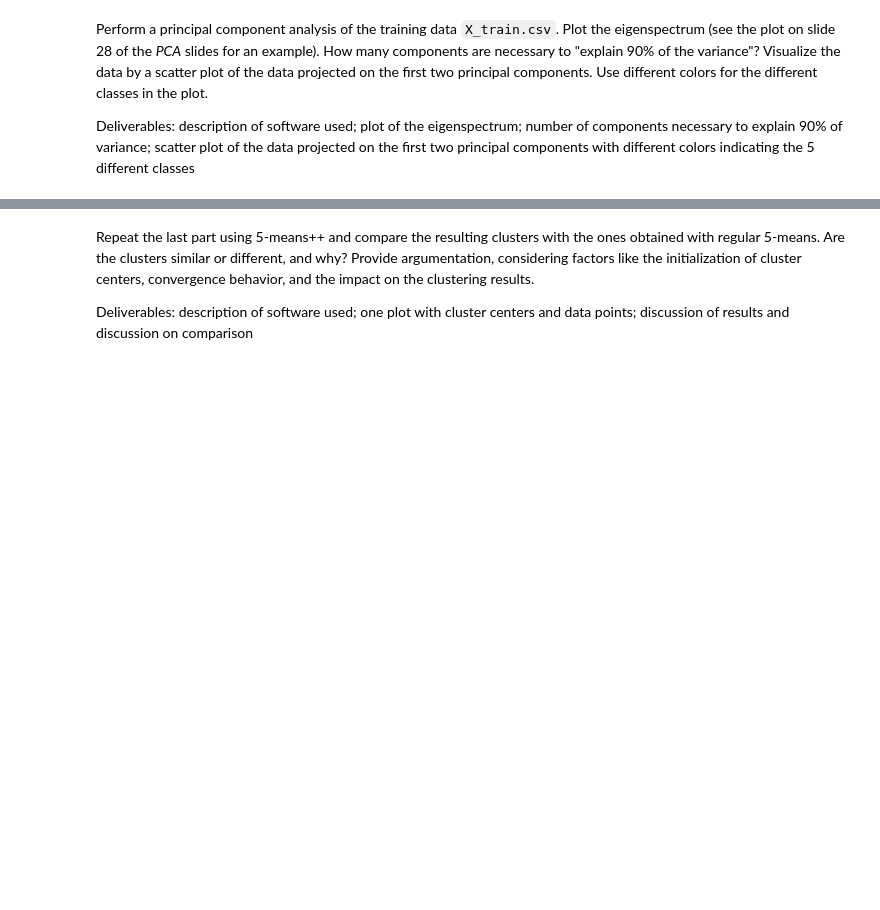
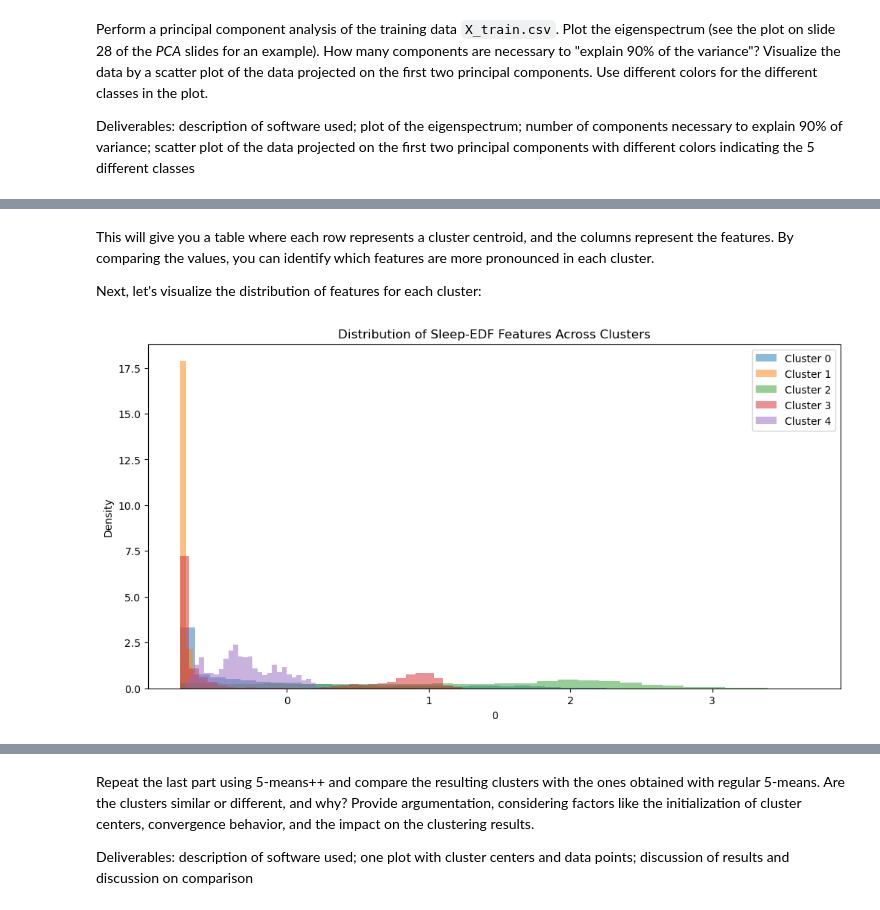
Before and after one commit to henrikdchristensen/DIKU-MLA-A7-Clustering-and-PCA, a Jupyter notebook: notebook.ipynb, the cells around one changed output, grey strips where cells are left out. Cells and saved outputs as stored; diff of their text form; code cells hidden in the pictures; blank space fills up the shorter version.

Commit message:
added python code for generating points

```diff
--- a/notebook.ipynb
+++ b/notebook.ipynb
@@ -38,0 +272,18 @@ Deliverables: description of software used; one plot with cluster centers and da
+# %%
+# Statistical analysis of the clusters
+import numpy as np
+
+# Assign data points to clusters
+labels = kmeans.predict(X_train)
+
+# Calculate meaningful statistics for each cluster
+clusters = []
+for i in range(5):
+    cluster_points = X_train[labels == i]
+    num_points = cluster_points.shape[0]
+    avg_distance = np.mean(np.linalg.norm(cluster_points - cluster_centers[i], axis=1))
+    clusters.append([i, num_points, avg_distance])
+
+# Create a DataFrame for the results
+df_clusters = pd.DataFrame(clusters, columns=['Cluster', 'Number of Points', 'Average Distance to Center'])
+print(df_clusters)
@@ -38,0 +358,20 @@ Deliverables: description of software used; one plot with cluster centers and da
+# %% [markdown]
+This will give you a table where each row represents a cluster centroid, and the columns represent the features. By comparing the values, you can identify which features are more pronounced in each cluster.
+
+Next, let's visualize the distribution of features for each cluster:
+# %%
+# Choose a feature to visualize (you can loop over features or choose specific ones)
+feature_to_visualize = X_train.columns[0]  # for example, the first feature
+
+plt.figure(figsize=(12, 6))
+for i in range(5):
+    data = X_train[labels == i][feature_to_visualize]
+    plt.hist(data, bins=30, alpha=0.5, label=f"Cluster {i}", density=True) # density=True for normalized histograms
+
+plt.title(f'Distribution of Sleep-EDF Features Across Clusters')
+plt.xlabel(feature_to_visualize)
+plt.ylabel('Density')
+plt.legend()
+plt.show()
+# %% [output]
+[figure, added]
```
Also changed, not shown: parts of 21 cells of this notebook, 4 other files.
